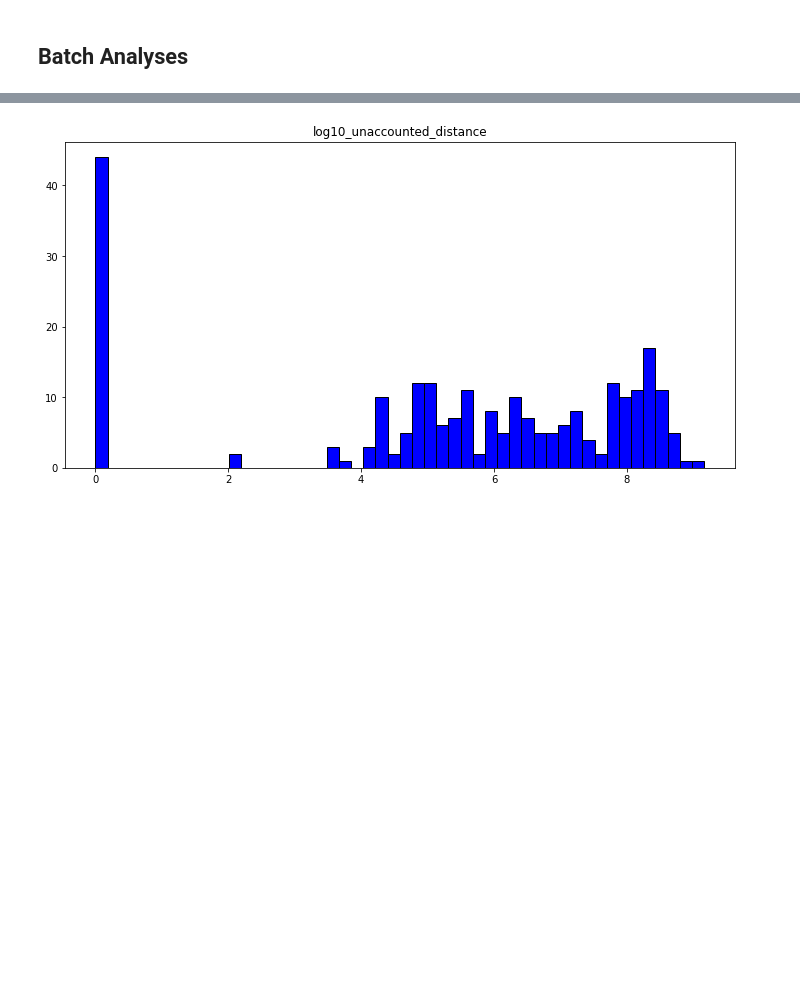
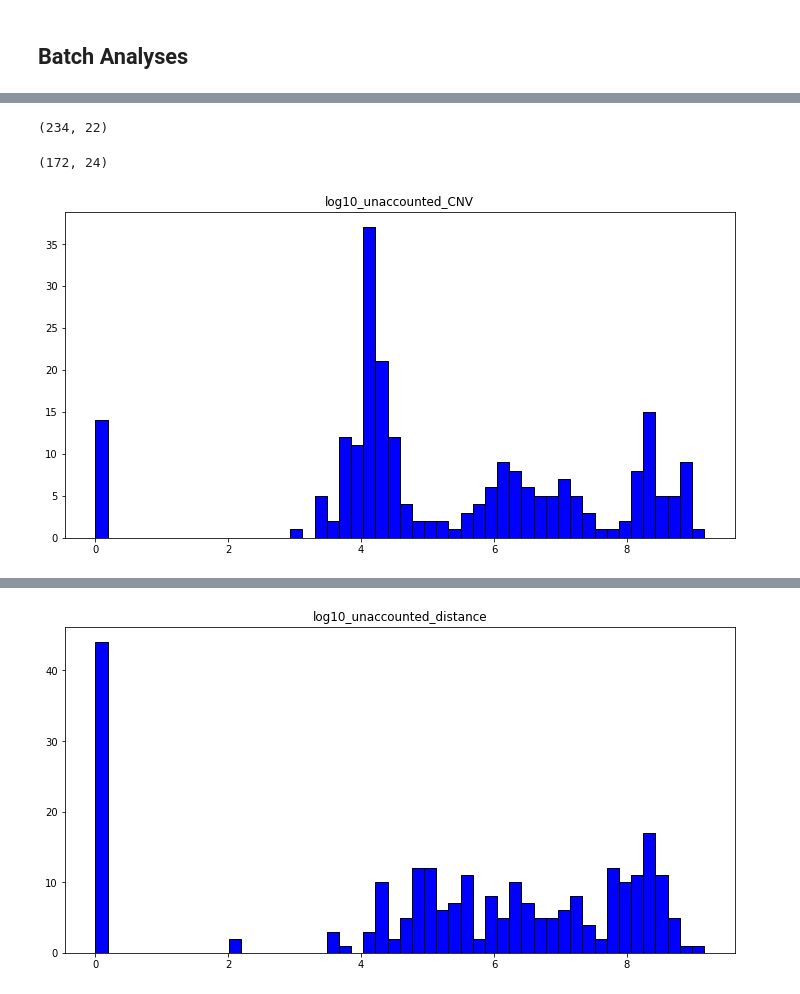
Before and after one commit to Zhaoyang-Jia/KarComparator, a Jupyter notebook: new_data_files/extract_statistics.ipynb, the cells around one changed output, grey strips where cells are left out. Drawn from its saved outputs; the diff is of its cells as text; code cells hidden in the pictures; blank space fills up the shorter version.

```diff
--- a/new_data_files/extract_statistics.ipynb
+++ b/new_data_files/extract_statistics.ipynb
@@ -197,0 +219,21 @@ total_dummies, total_leftover_dummies, n_seg_changed, n_leftover_segchange
+# %%
+(df[df['is_event_cluster'] == True]).shape
+# %% [output]
+(234, 22)
+# %%
+df['unaccounted_CNV'] = df['CNV_missed'] - df['approximated_distance']
+def log10_max_0(x):
+    return np.log10(max(1, x))
+df['log10_unaccounted_CNV'] = df['unaccounted_CNV'].apply(log10_max_0)
+# %%
+df[(df['log10_unaccounted_CNV'] <= 7) & (df['is_event_cluster'] == True)].shape
+# %% [output]
+(172, 24)
+# %%
+filter1 = df['is_event_cluster'] == True
+plt.figure(figsize=(12, 6))
+plt.hist(df[filter1]['log10_unaccounted_CNV'], bins=50, color='blue', edgecolor='black')
+plt.title('log10_unaccounted_CNV')
+plt.savefig('/media/zhaoyang-new/workspace/KarSim/KarComparator/figures_v2/log10_unaccounted_distance_v3.png')
+# %% [output]
+[figure, added]
```
Also changed, not shown: parts of 16 cells of this notebook, 24 other files.
